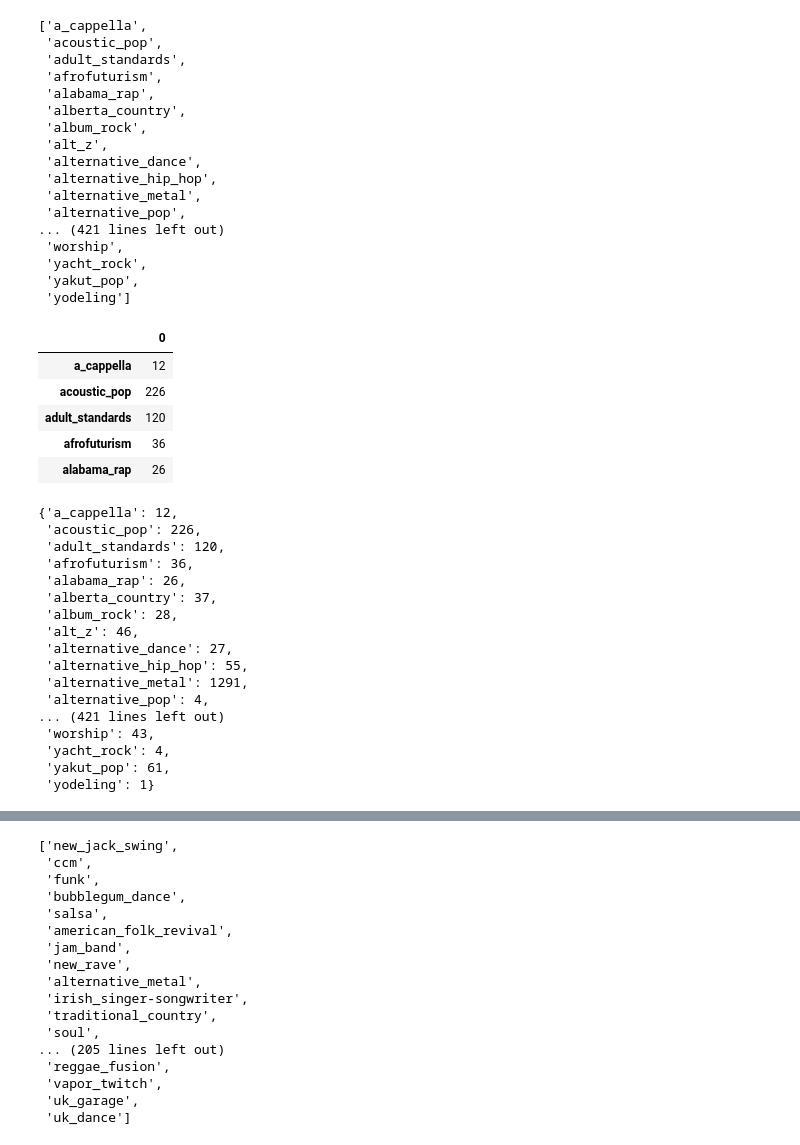
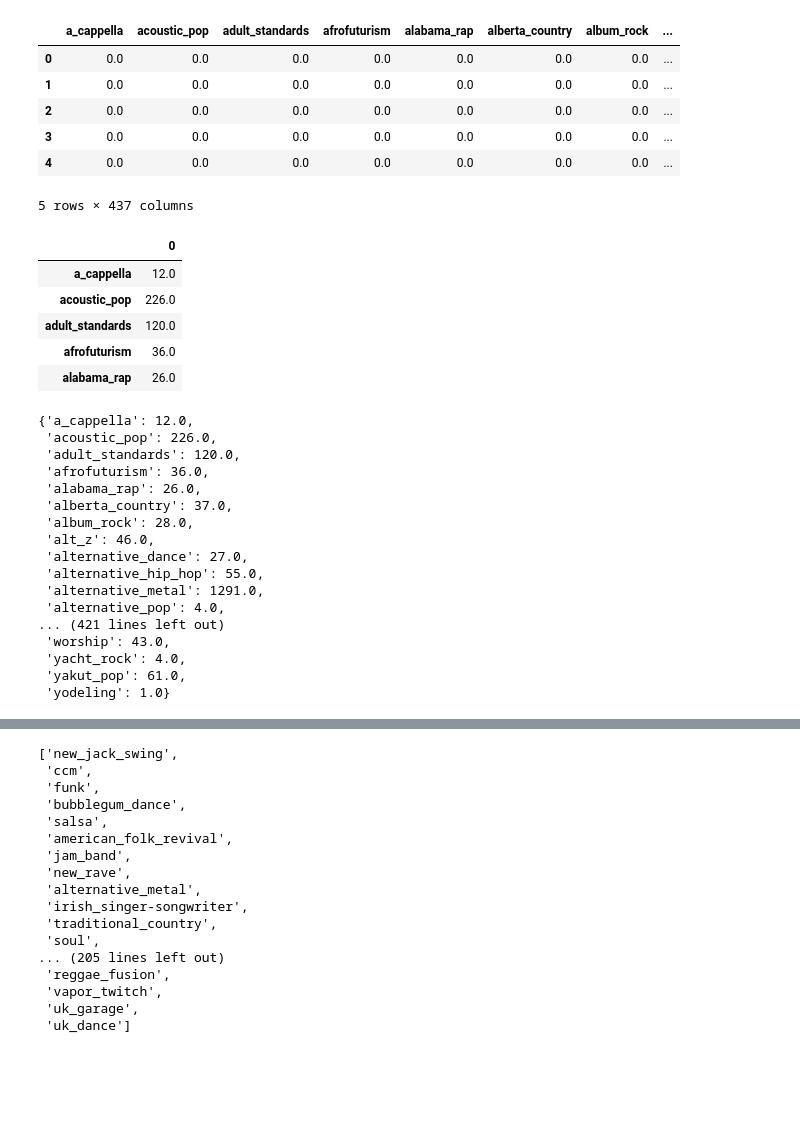
Before and after one commit to ariana94/Audio-Feature-API-Analyis-, a Jupyter notebook: 02A_data_exploration/explore_top40_charts.ipynb, the cells around one changed output, grey strips where cells are left out. Saved outputs shown, nothing was run; the diff lists cells and outputs as text; code cells hidden in the pictures; blank space fills up the shorter version.

```diff
--- a/02A_data_exploration/explore_top40_charts.ipynb
+++ b/02A_data_exploration/explore_top40_charts.ipynb
@@ -46,24 +48,21 @@ top40.head()
 # %%
-genre_df = top40.iloc[:,19:len(top40.columns)]
-list(genre_df.columns)
+first_genre = list(top40.columns).index('a_cappella')
+last_genre = list(top40.columns).index('yodeling')+1
+
+first_audio = list(top40.columns).index('acousticness')
+last_audio = list(top40.columns).index('valence')+1
+
+genre_df = top40[top40.columns[first_genre:last_genre]]
+
+genre_df.head()
 # %% [output]
+|  | a_cappella | acoustic_pop | adult_standards | afrofuturism | alabama_rap | alberta_country | album_rock | ... |
+| 0 | 0.0 | 0.0 | 0.0 | 0.0 | 0.0 | 0.0 | 0.0 | ... |
+| 1 | 0.0 | 0.0 | 0.0 | 0.0 | 0.0 | 0.0 | 0.0 | ... |
+| 2 | 0.0 | 0.0 | 0.0 | 0.0 | 0.0 | 0.0 | 0.0 | ... |
+| 3 | 0.0 | 0.0 | 0.0 | 0.0 | 0.0 | 0.0 | 0.0 | ... |
+| 4 | 0.0 | 0.0 | 0.0 | 0.0 | 0.0 | 0.0 | 0.0 | ... |
-['a_cappella',
- 'acoustic_pop',
- 'adult_standards',
- 'afrofuturism',
- 'alabama_rap',
- 'alberta_country',
- 'album_rock',
- 'alt_z',
- 'alternative_dance',
- 'alternative_hip_hop',
- 'alternative_metal',
- 'alternative_pop',
-... (421 lines left out)
- 'worship',
- 'yacht_rock',
- 'yakut_pop',
- 'yodeling']
+5 rows × 437 columns
 # %%
 genres = []
 genre_counts = []
@@ -79,31 +78,31 @@ genre_counts_df = pd.DataFrame.from_dict(genre_dict, orient='index')
 genre_counts_df.head()
 # %% [output]
 |  | 0 |
-| a_cappella | 12 |
-| acoustic_pop | 226 |
-| adult_standards | 120 |
-| afrofuturism | 36 |
-| alabama_rap | 26 |
+| a_cappella | 12.0 |
+| acoustic_pop | 226.0 |
+| adult_standards | 120.0 |
+| afrofuturism | 36.0 |
+| alabama_rap | 26.0 |
 # %%
 genre_dict
 # %% [output]
-{'a_cappella': 12,
- 'acoustic_pop': 226,
- 'adult_standards': 120,
- 'afrofuturism': 36,
- 'alabama_rap': 26,
- 'alberta_country': 37,
- 'album_rock': 28,
- 'alt_z': 46,
- 'alternative_dance': 27,
- 'alternative_hip_hop': 55,
- 'alternative_metal': 1291,
- 'alternative_pop': 4,
+{'a_cappella': 12.0,
+ 'acoustic_pop': 226.0,
+ 'adult_standards': 120.0,
+ 'afrofuturism': 36.0,
+ 'alabama_rap': 26.0,
+ 'alberta_country': 37.0,
+ 'album_rock': 28.0,
+ 'alt_z': 46.0,
+ 'alternative_dance': 27.0,
+ 'alternative_hip_hop': 55.0,
+ 'alternative_metal': 1291.0,
+ 'alternative_pop': 4.0,
 ... (421 lines left out)
- 'worship': 43,
- 'yacht_rock': 4,
- 'yakut_pop': 61,
- 'yodeling': 1}
+ 'worship': 43.0,
+ 'yacht_rock': 4.0,
+ 'yakut_pop': 61.0,
+ 'yodeling': 1.0}
 # %%
 fig = px.bar(genre_counts_df, x=genre_counts_df.index, y=0)
 fig.show()
```
Also changed, not shown: parts of 6 cells of this notebook, 5 other files.
